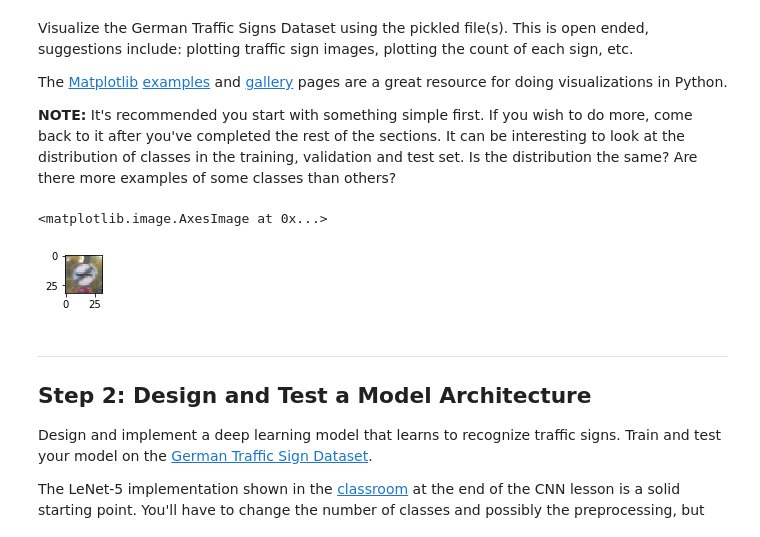
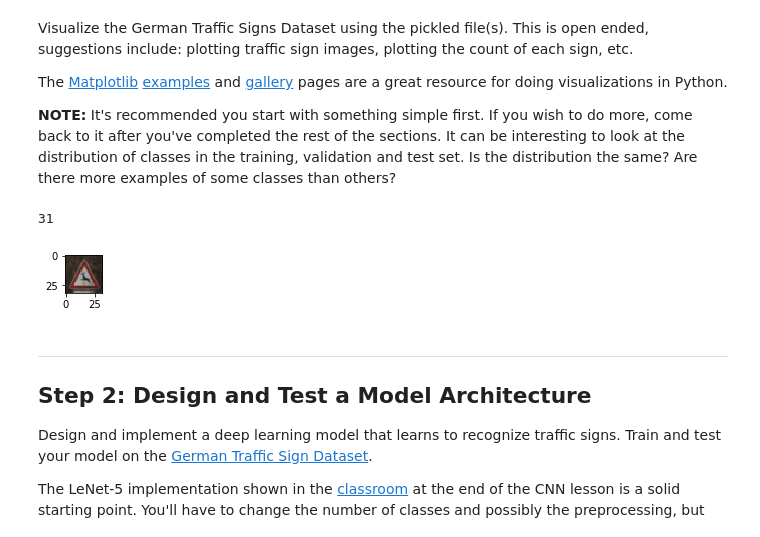
Before and after one commit to BinkWu/CarND-Traffic-Sign-Classifier-Project, a Jupyter notebook: Traffic_Sign_Classifier.ipynb, the cells around one changed output. Drawn from its saved outputs; the diff is of its cells as text; code cells hidden in the pictures.

```diff
--- a/Traffic_Sign_Classifier.ipynb
+++ b/Traffic_Sign_Classifier.ipynb
@@ -93,15 +93,16 @@ The [Matplotlib](http://matplotlib.org/) [examples](http://matplotlib.org/exampl
 # %%
 ### Data exploration visualization code goes here.
 ### Feel free to use as many code cells as needed.
 import matplotlib.pyplot as plt
 # Visualizations will be shown in the notebook.
 %matplotlib inline
 plt.figure()
 plt.subplot(555)
-plt.imshow(X_train[99])
+plt.imshow(X_train[892])
+print(y_train[892])
 # %% [output]
-<matplotlib.image.AxesImage at 0x...>
+31
-[figure, old version]
+[figure, new version]
 # %% [markdown]
 ----
 
```
Also changed, not shown: parts of 7 cells of this notebook.
